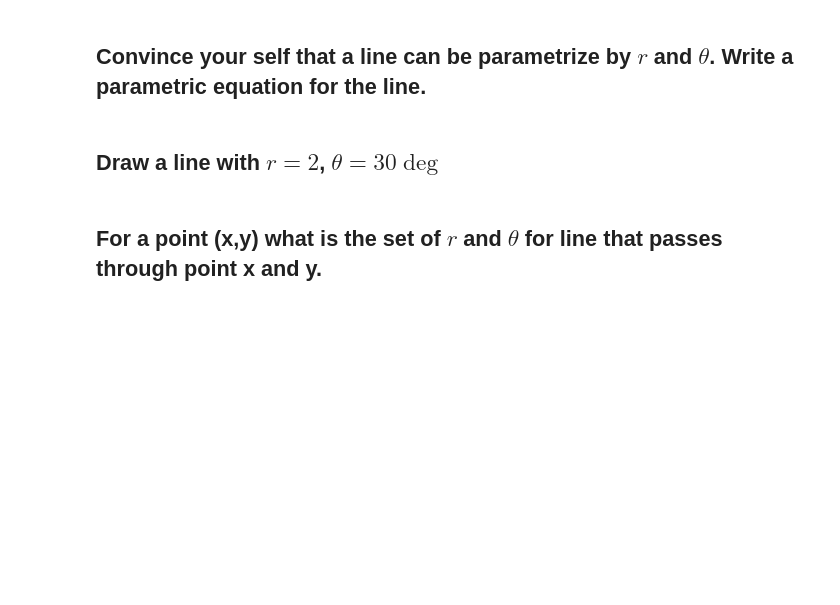
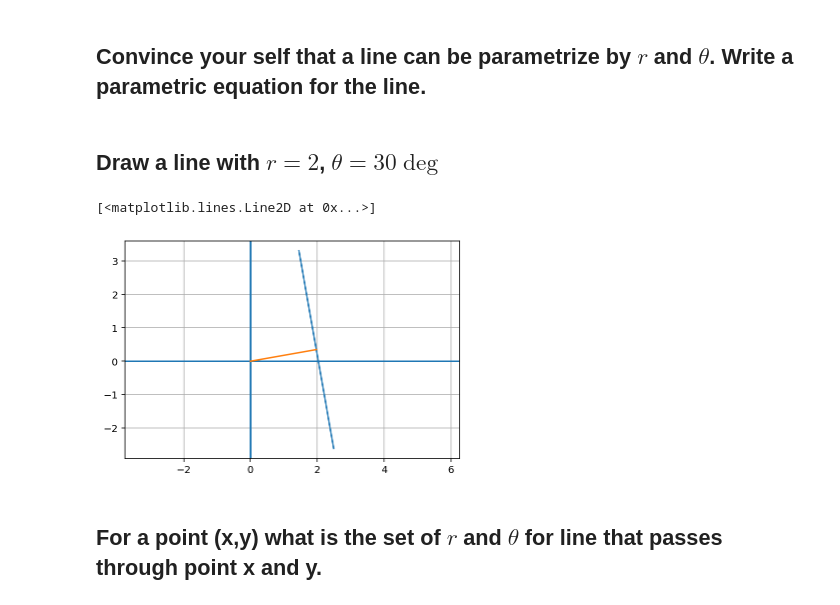
Before and after one commit to MUIC-Numerical-Methods-2018/extra-2-hough-transform, a Jupyter notebook: HoughTransform.ipynb, the cells around one changed output. Saved outputs shown, nothing was run; the diff lists cells and outputs as text; code cells hidden in the pictures; blank space fills up the shorter version.

```diff
--- a/HoughTransform.ipynb
+++ b/HoughTransform.ipynb
@@ -39,5 +39,28 @@ plt.plot(data[:, 0], data[:, 1], '.r')
 ## Convince your self that a line can be parametrize by $r$ and $\theta$. Write a parametric equation for the line.
 # %% [markdown]
 ## Draw a line with $r=2$, $\theta=30\deg$
+# %%
+ts = np.linspace(-3,3,100)
+
+r = 2
+theta = np.deg2rad(10)
+
+xs = r*np.cos(theta) - np.sin(theta)*ts
+ys = r*np.sin(theta) + np.cos(theta)*ts
+
+plt.plot(xs, ys)
+plt.axis('equal')
+
+plt.axhline(0)
+plt.axvline(0)
+plt.grid()
+
+x0 = r*np.cos(theta)
+y0 = r*np.sin(theta)
+
+plt.plot([0, x0], [0, y0])
+# %% [output]
+[<matplotlib.lines.Line2D at 0x...>]
+[figure, added]
 # %% [markdown]
 ## For a point (x,y) what is the set of $r$ and $\theta$ for line that passes through point x and y.
```
Also changed, not shown: parts of 4 cells of this notebook.
